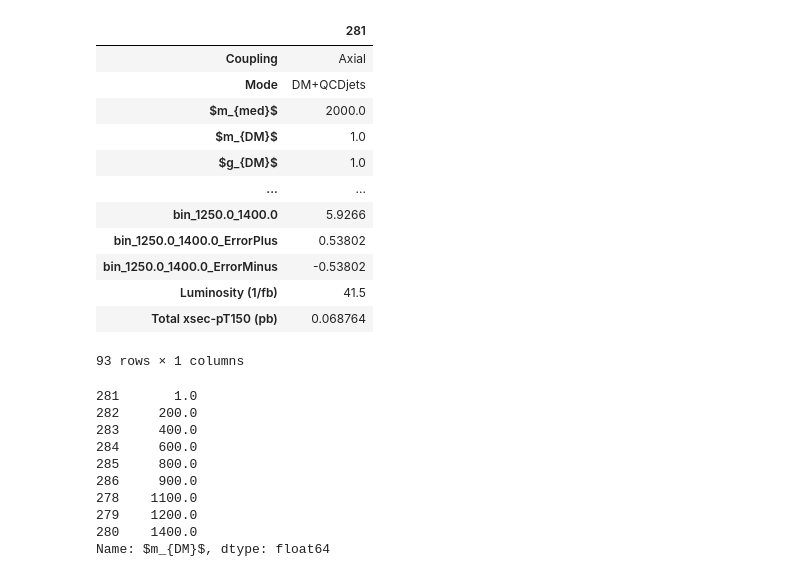
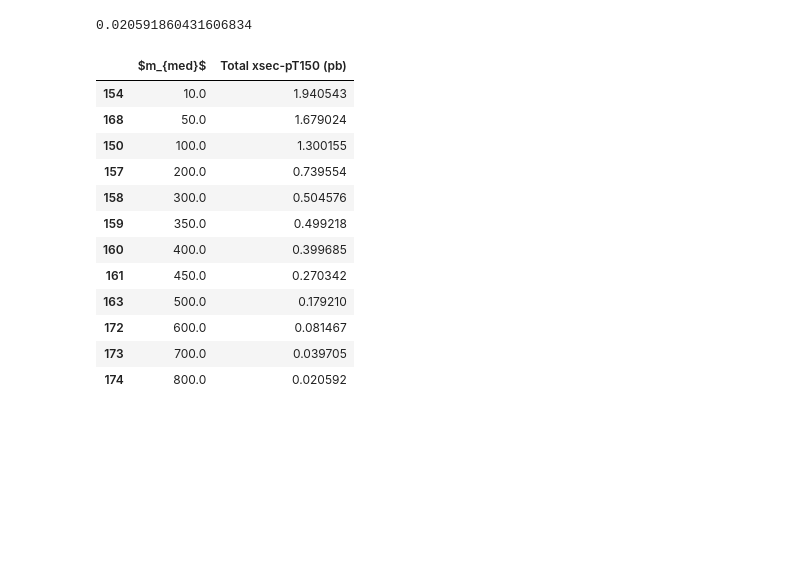
Before and after one commit to andlessa/MonoXSMS, a Jupyter notebook: AuxInfo/CMS-EXO-20-004-data/getTotalXsec.ipynb, the cells around one changed output. Saved outputs shown, nothing was run; the diff lists cells and outputs as text; code cells hidden in the pictures; blank space fills up the shorter version.

```diff
--- a/AuxInfo/CMS-EXO-20-004-data/getTotalXsec.ipynb
+++ b/AuxInfo/CMS-EXO-20-004-data/getTotalXsec.ipynb
@@ -63,39 +75,20 @@ plt.show()
-# %%
-dfModel = df[(df['Coupling'] == 'Axial')
-                   & (df['Mode'] == 'DM+QCDjets')
-                   & (df['Data-takingperiod'] == 2017)
-                   & (df["$m_{med}$"] == 2000.)
-                   & (df["$m_{DM}$"] == 1.0)
-                 ]
-dfModel.T
-# %% [output]
-|  | 281 |
-| Coupling | Axial |
-| Mode | DM+QCDjets |
-| $m_{med}$ | 2000.0 |
-| $m_{DM}$ | 1.0 |
-| $g_{DM}$ | 1.0 |
-| ... | ... |
-| bin_1250.0_1400.0 | 5.9266 |
-| bin_1250.0_1400.0_ErrorPlus | 0.53802 |
-| bin_1250.0_1400.0_ErrorMinus | -0.53802 |
-| Luminosity (1/fb) | 41.5 |
-| Total xsec-pT150 (pb) | 0.068764 |
-93 rows × 1 columns
-# %%
-dfModel = df[(df['Coupling'] == 'Axial')
-                   & (df['Mode'] == 'DM+QCDjets')
-                   & (df['Data-takingperiod'] == 2017)
-                   & (df["$m_{med}$"] == 2000.)]
-dfModel["$m_{DM}$"]
-# %% [output]
-281       1.0
-282     200.0
-283     400.0
-284     600.0
-285     800.0
-286     900.0
-278    1100.0
-279    1200.0
-280    1400.0
-Name: $m_{DM}$, dtype: float64
+# %%
+df0['Total xsec-pT150 (pb)'].min()
+# %% [output]
+0.020591860431606834
+# %%
+df0[['$m_{med}$','Total xsec-pT150 (pb)']]
+# %% [output]
+|  | $m_{med}$ | Total xsec-pT150 (pb) |
+| 154 | 10.0 | 1.940543 |
+| 168 | 50.0 | 1.679024 |
+| 150 | 100.0 | 1.300155 |
+| 157 | 200.0 | 0.739554 |
+| 158 | 300.0 | 0.504576 |
+| 159 | 350.0 | 0.499218 |
+| 160 | 400.0 | 0.399685 |
+| 161 | 450.0 | 0.270342 |
+| 163 | 500.0 | 0.179210 |
+| 172 | 600.0 | 0.081467 |
+| 173 | 700.0 | 0.039705 |
+| 174 | 800.0 | 0.020592 |
```
Also changed, not shown: parts of 4 cells of this notebook, 3 other files.
